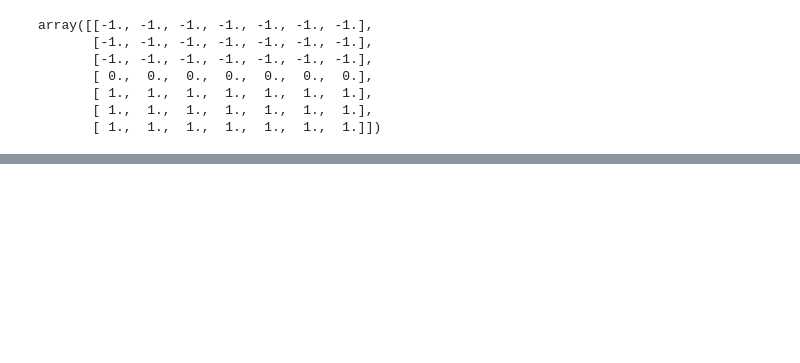
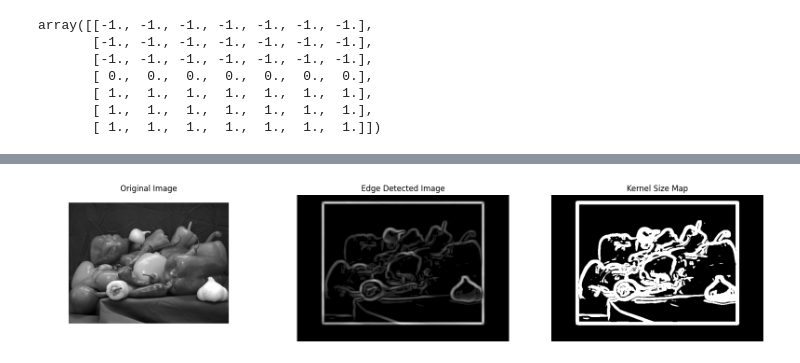
Before and after one commit to alyraafat/Computer-Vision-Assignments, a Jupyter notebook: assignment2/Assignment2.ipynb, the cells around one changed output, grey strips where cells are left out. Saved outputs shown, nothing was run; the diff lists cells and outputs as text; code cells hidden in the pictures; blank space fills up the shorter version.

```diff
--- a/assignment2/Assignment2.ipynb
+++ b/assignment2/Assignment2.ipynb
@@ -131,0 +162,4 @@ M, S = test_img('./test1.png', 7, 0)
+# %%
+M, S = test_img('./test4.png', 13, 10)
+# %% [output]
+[figure, added]
```
Also changed, not shown: parts of 8 cells of this notebook.
